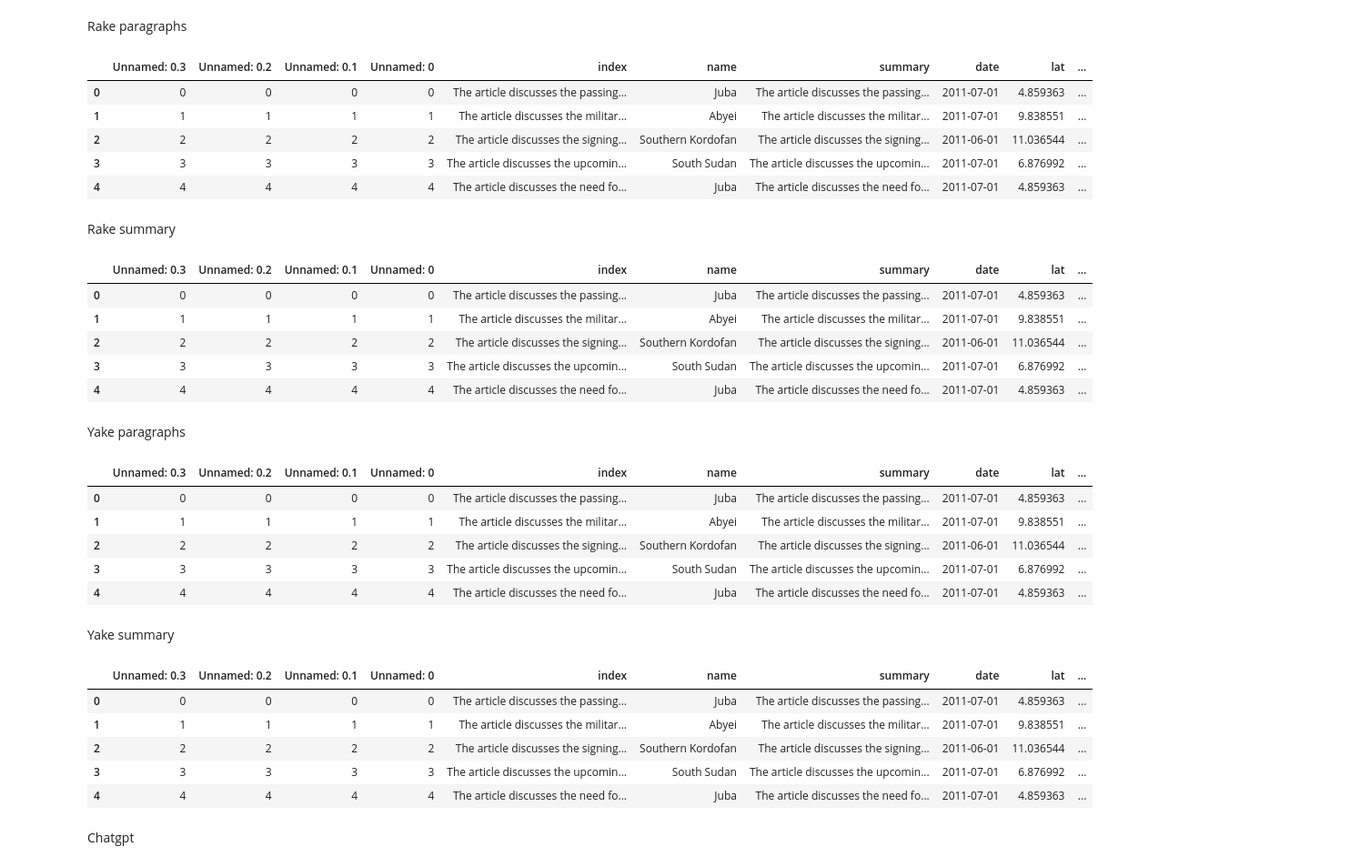
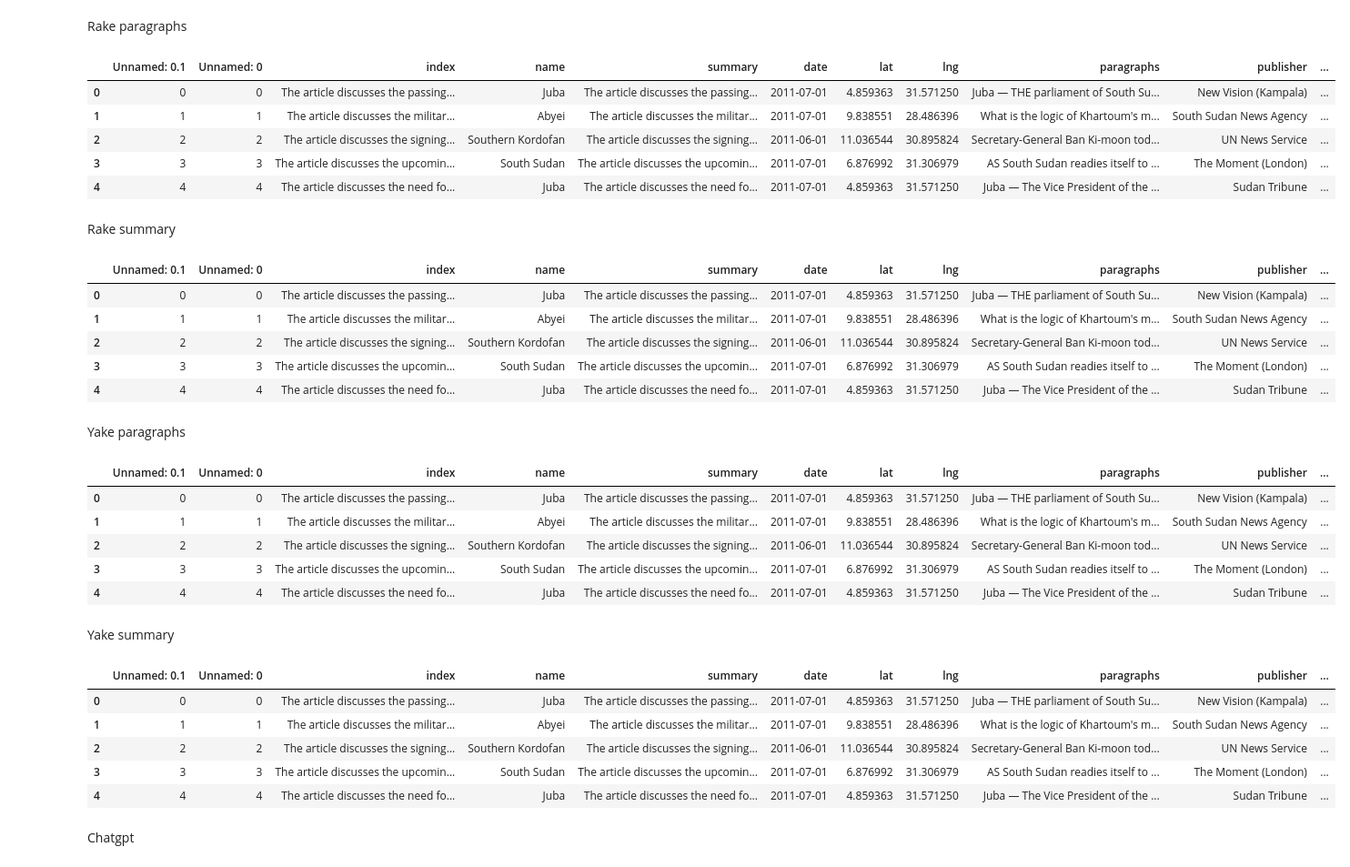
Before and after one commit to GielJW/JBG060-DC3-23-24-public, a Jupyter notebook: predictions.ipynb, the cells around one changed output. Shown at 91% size. Saved outputs shown, nothing was run; the diff lists cells and outputs as text; code cells hidden in the pictures.

Commit message:
data cleaning  done

```diff
--- a/predictions.ipynb
+++ b/predictions.ipynb
@@ -379,25 +308,25 @@ pd.set_option('display.max_columns', None) # Display all columns in DataFrame
 # %% [markdown]
 Rake paragraphs
 # %%
-news_rp_df = pd.read_csv("df_rake_paragraphs.csv") # Read news data into DataFrame
+news_rp_df = pd.read_csv("created_data/df_rake_paragraphs.csv") # Read news data into DataFrame
 
 # Create date column
 news_rp_df["date"] = pd.to_datetime(
     pd.to_datetime(news_rp_df["date"], format="%Y-%m-%d").dt.strftime("%Y-%m"),
     format="%Y-%m",
 )
 news_rp_df.head()
 # %% [output]
-|  | Unnamed: 0.3 | Unnamed: 0.2 | Unnamed: 0.1 | Unnamed: 0 | index | name | summary | date | lat | ... |
-| 0 | 0 | 0 | 0 | 0 | The article discusses the passing... | Juba | The article discusses the passing... | 2011-07-01 | 4.859363 | ... |
-| 1 | 1 | 1 | 1 | 1 | The article discusses the militar... | Abyei | The article discusses the militar... | 2011-07-01 | 9.838551 | ... |
-| 2 | 2 | 2 | 2 | 2 | The article discusses the signing... | Southern Kordofan | The article discusses the signing... | 2011-06-01 | 11.036544 | ... |
-| 3 | 3 | 3 | 3 | 3 | The article discusses the upcomin... | South Sudan | The article discusses the upcomin... | 2011-07-01 | 6.876992 | ... |
-| 4 | 4 | 4 | 4 | 4 | The article discusses the need fo... | Juba | The article discusses the need fo... | 2011-07-01 | 4.859363 | ... |
+|  | Unnamed: 0.1 | Unnamed: 0 | index | name | summary | date | lat | lng | paragraphs | publisher | ... |
+| 0 | 0 | 0 | The article discusses the passing... | Juba | The article discusses the passing... | 2011-07-01 | 4.859363 | 31.571250 | Juba — THE parliament of South Su... | New Vision (Kampala) | ... |
+| 1 | 1 | 1 | The article discusses the militar... | Abyei | The article discusses the militar... | 2011-07-01 | 9.838551 | 28.486396 | What is the logic of Khartoum's m... | South Sudan News Agency | ... |
+| 2 | 2 | 2 | The article discusses the signing... | Southern Kordofan | The article discusses the signing... | 2011-06-01 | 11.036544 | 30.895824 | Secretary-General Ban Ki-moon tod... | UN News Service | ... |
+| 3 | 3 | 3 | The article discusses the upcomin... | South Sudan | The article discusses the upcomin... | 2011-07-01 | 6.876992 | 31.306979 | AS South Sudan readies itself to ... | The Moment (London) | ... |
+| 4 | 4 | 4 | The article discusses the need fo... | Juba | The article discusses the need fo... | 2011-07-01 | 4.859363 | 31.571250 | Juba — The Vice President of the ... | Sudan Tribune | ... |
 # %% [markdown]
 Rake summary
 # %%
-news_rs_df = pd.read_csv("df_rake_summary.csv") # Read news data into DataFrame
+news_rs_df = pd.read_csv("created_data/df_rake_summary.csv") # Read news data into DataFrame
 
 # Create date column
 news_rs_df["date"] = pd.to_datetime(
@@ -406,16 +335,16 @@ news_rs_df["date"] = pd.to_datetime(
 )
 news_rs_df.head()
 # %% [output]
-|  | Unnamed: 0.3 | Unnamed: 0.2 | Unnamed: 0.1 | Unnamed: 0 | index | name | summary | date | lat | ... |
-| 0 | 0 | 0 | 0 | 0 | The article discusses the passing... | Juba | The article discusses the passing... | 2011-07-01 | 4.859363 | ... |
-| 1 | 1 | 1 | 1 | 1 | The article discusses the militar... | Abyei | The article discusses the militar... | 2011-07-01 | 9.838551 | ... |
-| 2 | 2 | 2 | 2 | 2 | The article discusses the signing... | Southern Kordofan | The article discusses the signing... | 2011-06-01 | 11.036544 | ... |
-| 3 | 3 | 3 | 3 | 3 | The article discusses the upcomin... | South Sudan | The article discusses the upcomin... | 2011-07-01 | 6.876992 | ... |
-| 4 | 4 | 4 | 4 | 4 | The article discusses the need fo... | Juba | The article discusses the need fo... | 2011-07-01 | 4.859363 | ... |
+|  | Unnamed: 0.1 | Unnamed: 0 | index | name | summary | date | lat | lng | paragraphs | publisher | ... |
+| 0 | 0 | 0 | The article discusses the passing... | Juba | The article discusses the passing... | 2011-07-01 | 4.859363 | 31.571250 | Juba — THE parliament of South Su... | New Vision (Kampala) | ... |
+| 1 | 1 | 1 | The article discusses the militar... | Abyei | The article discusses the militar... | 2011-07-01 | 9.838551 | 28.486396 | What is the logic of Khartoum's m... | South Sudan News Agency | ... |
+| 2 | 2 | 2 | The article discusses the signing... | Southern Kordofan | The article discusses the signing... | 2011-06-01 | 11.036544 | 30.895824 | Secretary-General Ban Ki-moon tod... | UN News Service | ... |
+| 3 | 3 | 3 | The article discusses the upcomin... | South Sudan | The article discusses the upcomin... | 2011-07-01 | 6.876992 | 31.306979 | AS South Sudan readies itself to ... | The Moment (London) | ... |
+| 4 | 4 | 4 | The article discusses the need fo... | Juba | The article discusses the need fo... | 2011-07-01 | 4.859363 | 31.571250 | Juba — The Vice President of the ... | Sudan Tribune | ... |
 # %% [markdown]
 Yake paragraphs
 # %%
-news_yp_df = pd.read_csv("df_yake_paragraphs.csv") # Read news data into DataFrame
+news_yp_df = pd.read_csv("created_data/df_yake_paragraphs.csv") # Read news data into DataFrame
 
 # Create date column
 news_yp_df["date"] = pd.to_datetime(
@@ -424,16 +353,16 @@ news_yp_df["date"] = pd.to_datetime(
 )
 news_yp_df.head()
 # %% [output]
-|  | Unnamed: 0.3 | Unnamed: 0.2 | Unnamed: 0.1 | Unnamed: 0 | index | name | summary | date | lat | ... |
-| 0 | 0 | 0 | 0 | 0 | The article discusses the passing... | Juba | The article discusses the passing... | 2011-07-01 | 4.859363 | ... |
-| 1 | 1 | 1 | 1 | 1 | The article discusses the militar... | Abyei | The article discusses the militar... | 2011-07-01 | 9.838551 | ... |
-| 2 | 2 | 2 | 2 | 2 | The article discusses the signing... | Southern Kordofan | The article discusses the signing... | 2011-06-01 | 11.036544 | ... |
-| 3 | 3 | 3 | 3 | 3 | The article discusses the upcomin... | South Sudan | The article discusses the upcomin... | 2011-07-01 | 6.876992 | ... |
-| 4 | 4 | 4 | 4 | 4 | The article discusses the need fo... | Juba | The article discusses the need fo... | 2011-07-01 | 4.859363 | ... |
+|  | Unnamed: 0.1 | Unnamed: 0 | index | name | summary | date | lat | lng | paragraphs | publisher | ... |
+| 0 | 0 | 0 | The article discusses the passing... | Juba | The article discusses the passing... | 2011-07-01 | 4.859363 | 31.571250 | Juba — THE parliament of South Su... | New Vision (Kampala) | ... |
+| 1 | 1 | 1 | The article discusses the militar... | Abyei | The article discusses the militar... | 2011-07-01 | 9.838551 | 28.486396 | What is the logic of Khartoum's m... | South Sudan News Agency | ... |
+| 2 | 2 | 2 | The article discusses the signing... | Southern Kordofan | The article discusses the signing... | 2011-06-01 | 11.036544 | 30.895824 | Secretary-General Ban Ki-moon tod... | UN News Service | ... |
+| 3 | 3 | 3 | The article discusses the upcomin... | South Sudan | The article discusses the upcomin... | 2011-07-01 | 6.876992 | 31.306979 | AS South Sudan readies itself to ... | The Moment (London) | ... |
+| 4 | 4 | 4 | The article discusses the need fo... | Juba | The article discusses the need fo... | 2011-07-01 | 4.859363 | 31.571250 | Juba — The Vice President of the ... | Sudan Tribune | ... |
 # %% [markdown]
 Yake summary
 # %%
-news_ys_df = pd.read_csv("df_yake_summary.csv") # Read news data into DataFrame
+news_ys_df = pd.read_csv("created_data/df_yake_summary.csv") # Read news data into DataFrame
 
 # Create date column
 news_ys_df["date"] = pd.to_datetime(
@@ -442,12 +371,12 @@ news_ys_df["date"] = pd.to_datetime(
 )
 news_ys_df.head()
 # %% [output]
-|  | Unnamed: 0.3 | Unnamed: 0.2 | Unnamed: 0.1 | Unnamed: 0 | index | name | summary | date | lat | ... |
-| 0 | 0 | 0 | 0 | 0 | The article discusses the passing... | Juba | The article discusses the passing... | 2011-07-01 | 4.859363 | ... |
-| 1 | 1 | 1 | 1 | 1 | The article discusses the militar... | Abyei | The article discusses the militar... | 2011-07-01 | 9.838551 | ... |
-| 2 | 2 | 2 | 2 | 2 | The article discusses the signing... | Southern Kordofan | The article discusses the signing... | 2011-06-01 | 11.036544 | ... |
-| 3 | 3 | 3 | 3 | 3 | The article discusses the upcomin... | South Sudan | The article discusses the upcomin... | 2011-07-01 | 6.876992 | ... |
-| 4 | 4 | 4 | 4 | 4 | The article discusses the need fo... | Juba | The article discusses the need fo... | 2011-07-01 | 4.859363 | ... |
+|  | Unnamed: 0.1 | Unnamed: 0 | index | name | summary | date | lat | lng | paragraphs | publisher | ... |
+| 0 | 0 | 0 | The article discusses the passing... | Juba | The article discusses the passing... | 2011-07-01 | 4.859363 | 31.571250 | Juba — THE parliament of South Su... | New Vision (Kampala) | ... |
+| 1 | 1 | 1 | The article discusses the militar... | Abyei | The article discusses the militar... | 2011-07-01 | 9.838551 | 28.486396 | What is the logic of Khartoum's m... | South Sudan News Agency | ... |
+| 2 | 2 | 2 | The article discusses the signing... | Southern Kordofan | The article discusses the signing... | 2011-06-01 | 11.036544 | 30.895824 | Secretary-General Ban Ki-moon tod... | UN News Service | ... |
+| 3 | 3 | 3 | The article discusses the upcomin... | South Sudan | The article discusses the upcomin... | 2011-07-01 | 6.876992 | 31.306979 | AS South Sudan readies itself to ... | The Moment (London) | ... |
+| 4 | 4 | 4 | The article discusses the need fo... | Juba | The article discusses the need fo... | 2011-07-01 | 4.859363 | 31.571250 | Juba — The Vice President of the ... | Sudan Tribune | ... |
 # %% [markdown]
 Chatgpt
 # %%
```
Also changed, not shown: parts of 21 cells of this notebook, 14 other files.
